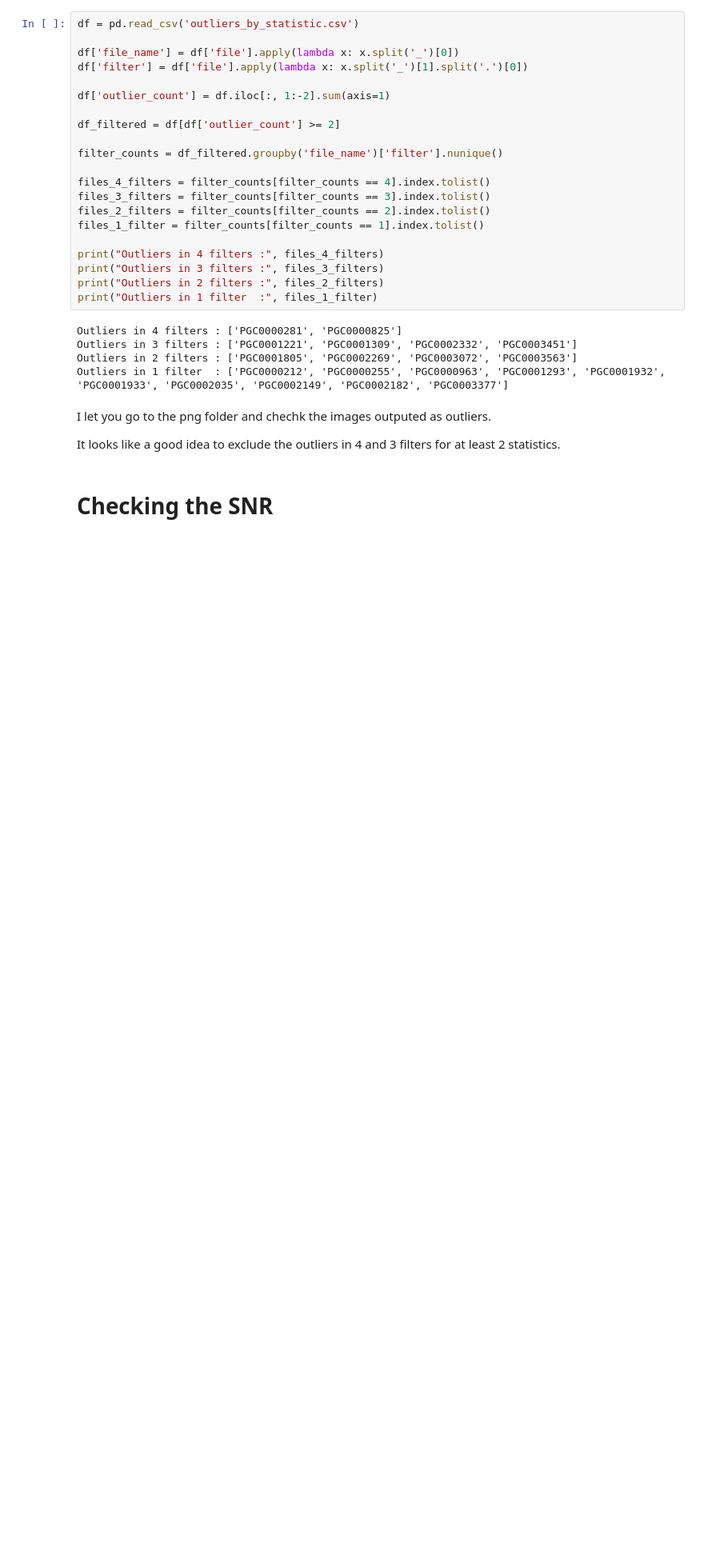
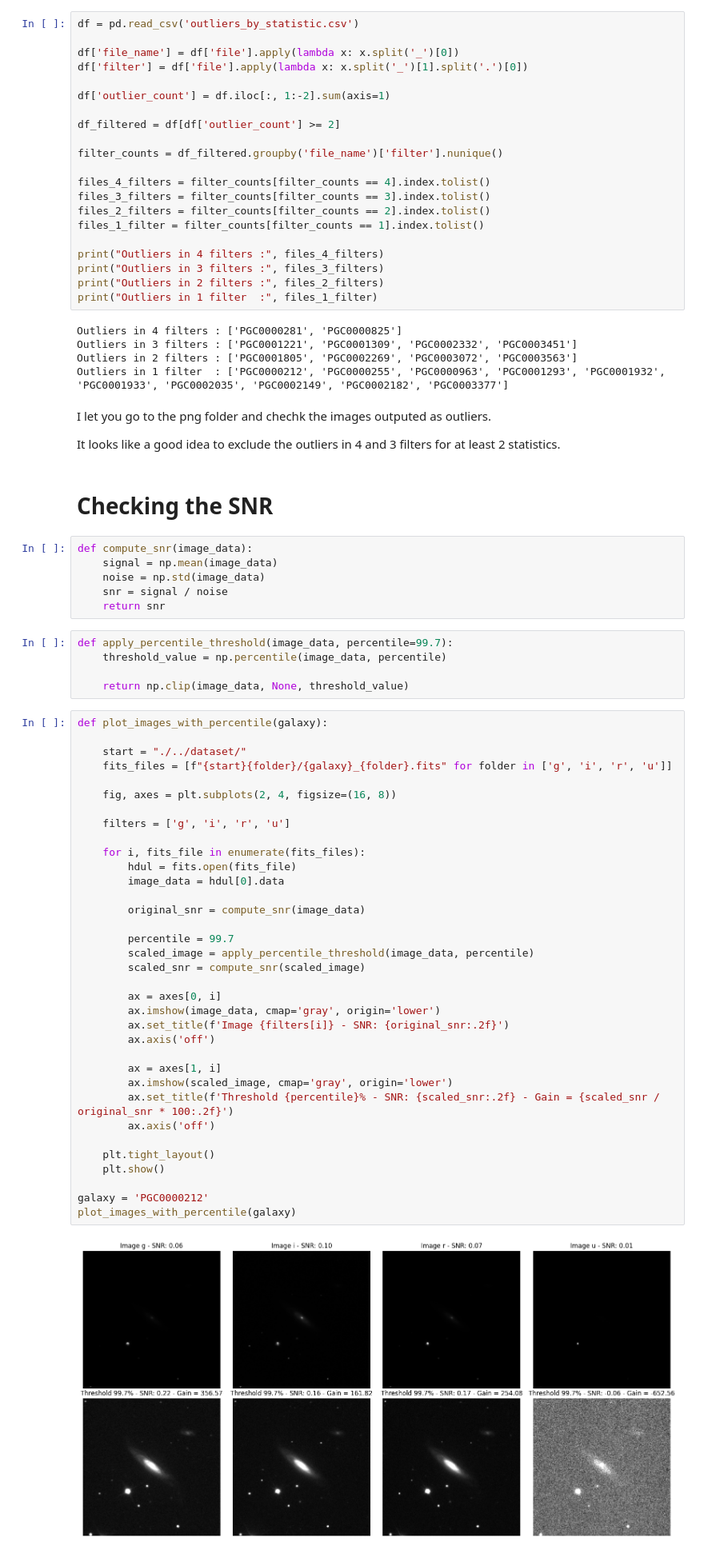
Before and after one commit to Linasa64/Galaxy_Morphology_Classification, a Jupyter notebook: code/statistical_analysis.ipynb, the cells around one changed output. Shown at 80% size. Drawn from its saved outputs; the diff is of its cells as text; blank space fills up the shorter version.

Commit message:
SNR, adaptative filtering, contours (draft)

```diff
--- a/code/statistical_analysis.ipynb
+++ b/code/statistical_analysis.ipynb
@@ -257,3 +257,51 @@ I let you go to the png folder and chechk the images outputed as outliers.
 It looks like a good idea to exclude the outliers in 4 and 3 filters for at least 2 statistics.
 # %% [markdown]
 # Checking the SNR
+# %%
+def compute_snr(image_data):
+    signal = np.mean(image_data)
+    noise = np.std(image_data)
+    snr = signal / noise
+    return snr
+# %%
+def apply_percentile_threshold(image_data, percentile=99.7):
+    threshold_value = np.percentile(image_data, percentile)
+
+    return np.clip(image_data, None, threshold_value)
+# %%
+def plot_images_with_percentile(galaxy):
+
+    start = "./../dataset/"
+    fits_files = [f"{start}{folder}/{galaxy}_{folder}.fits" for folder in ['g', 'i', 'r', 'u']]
+
+    fig, axes = plt.subplots(2, 4, figsize=(16, 8))
+
+    filters = ['g', 'i', 'r', 'u']
+
+    for i, fits_file in enumerate(fits_files):
+        hdul = fits.open(fits_file)
+        image_data = hdul[0].data
+
+        original_snr = compute_snr(image_data)
+
+        percentile = 99.7
+        scaled_image = apply_percentile_threshold(image_data, percentile)
+        scaled_snr = compute_snr(scaled_image)
+
+        ax = axes[0, i]
+        ax.imshow(image_data, cmap='gray', origin='lower')
+        ax.set_title(f'Image {filters[i]} - SNR: {original_snr:.2f}')
+        ax.axis('off')
+
+        ax = axes[1, i]
+        ax.imshow(scaled_image, cmap='gray', origin='lower')
+        ax.set_title(f'Threshold {percentile}% - SNR: {scaled_snr:.2f} - Gain = {scaled_snr / original_snr * 100:.2f}')
+        ax.axis('off')
+
+    plt.tight_layout()
+    plt.show()
+
+galaxy = 'PGC0000212'
+plot_images_with_percentile(galaxy)
+# %% [output]
+[figure, added]
```
Also changed, not shown: parts of 5 cells of this notebook.
